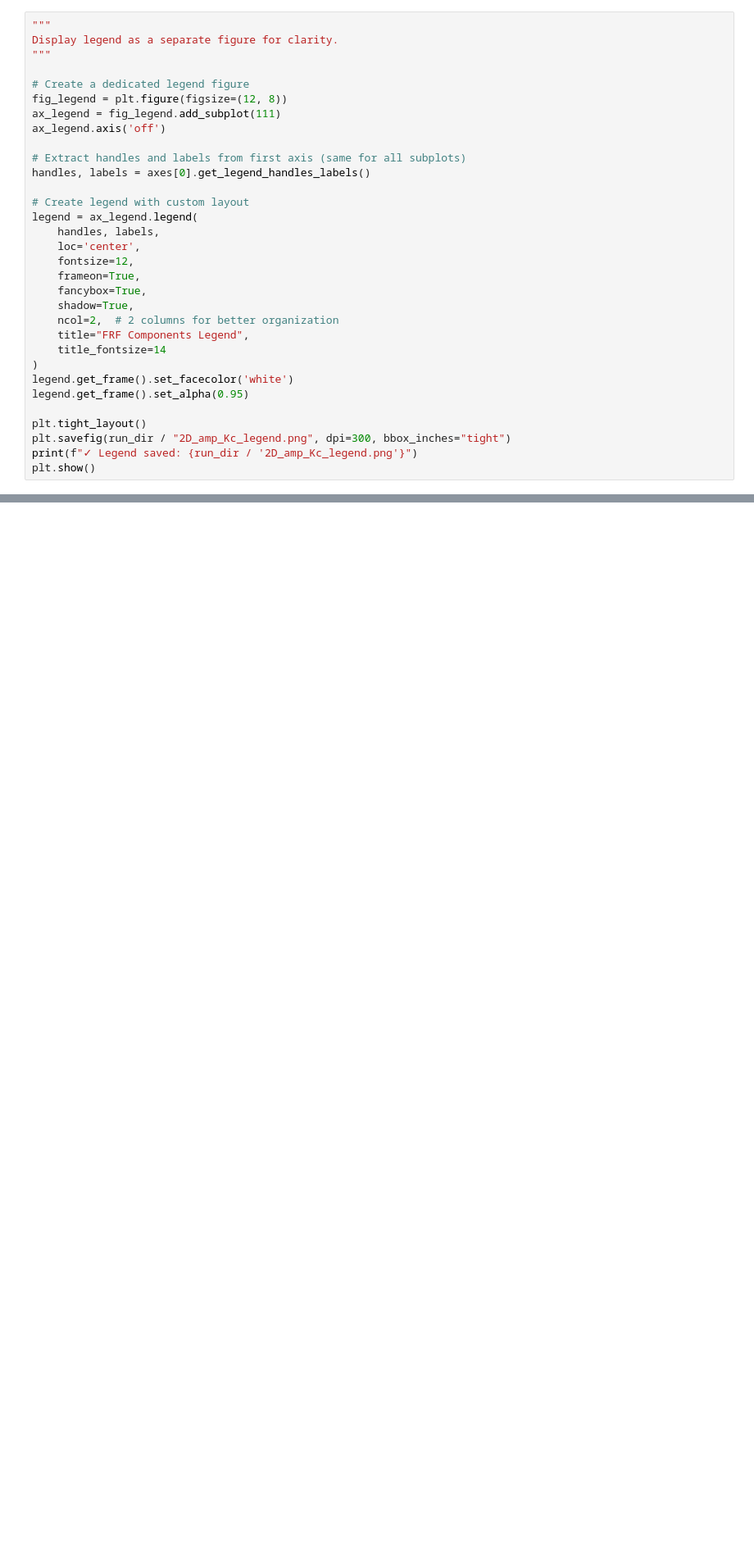
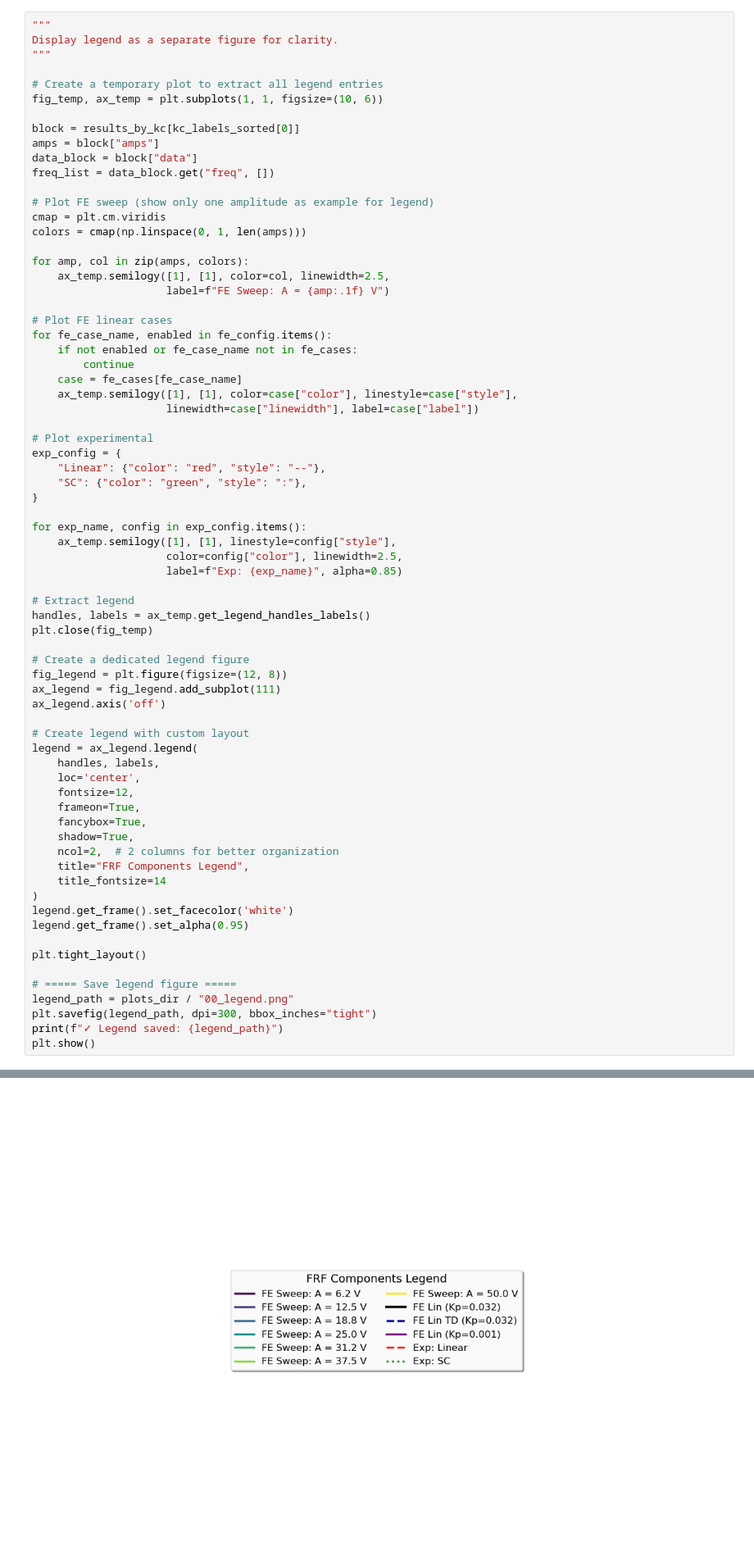
Before and after one commit to nimaet/Modeling, a Jupyter notebook: tasks/FE_studies/Plot_2D_sweep_amp_Kc.ipynb, the cells around one changed output, grey strips where cells are left out. Shown at 82% size. Drawn from its saved outputs; the diff is of its cells as text; blank space fills up the shorter version.

```diff
--- a/tasks/FE_studies/Plot_2D_sweep_amp_Kc.ipynb
+++ b/tasks/FE_studies/Plot_2D_sweep_amp_Kc.ipynb
@@ -422,13 +429,49 @@ NameError: name 'plt' is not defined
 Display legend as a separate figure for clarity.
 """
 
+# Create a temporary plot to extract all legend entries
+fig_temp, ax_temp = plt.subplots(1, 1, figsize=(10, 6))
+
+block = results_by_kc[kc_labels_sorted[0]]
+amps = block["amps"]
+data_block = block["data"]
+freq_list = data_block.get("freq", [])
+
+# Plot FE sweep (show only one amplitude as example for legend)
+cmap = plt.cm.viridis
+colors = cmap(np.linspace(0, 1, len(amps)))
+
+for amp, col in zip(amps, colors):
+    ax_temp.semilogy([1], [1], color=col, linewidth=2.5,
+                     label=f"FE Sweep: A = {amp:.1f} V")
+
+# Plot FE linear cases
+for fe_case_name, enabled in fe_config.items():
+    if not enabled or fe_case_name not in fe_cases:
+        continue
+    case = fe_cases[fe_case_name]
+    ax_temp.semilogy([1], [1], color=case["color"], linestyle=case["style"],
+                     linewidth=case["linewidth"], label=case["label"])
+
+# Plot experimental
+exp_config = {
+    "Linear": {"color": "red", "style": "--"},
+    "SC": {"color": "green", "style": ":"},
+}
+
+for exp_name, config in exp_config.items():
+    ax_temp.semilogy([1], [1], linestyle=config["style"],
+                     color=config["color"], linewidth=2.5,
+                     label=f"Exp: {exp_name}", alpha=0.85)
+
+# Extract legend
+handles, labels = ax_temp.get_legend_handles_labels()
+plt.close(fig_temp)
+
 # Create a dedicated legend figure
 fig_legend = plt.figure(figsize=(12, 8))
 ax_legend = fig_legend.add_subplot(111)
 ax_legend.axis('off')
-
-# Extract handles and labels from first axis (same for all subplots)
-handles, labels = axes[0].get_legend_handles_labels()
 
 # Create legend with custom layout
 legend = ax_legend.legend(
@@ -446,6 +489,10 @@ legend.get_frame().set_facecolor('white')
 legend.get_frame().set_alpha(0.95)
 
 plt.tight_layout()
-plt.savefig(run_dir / "2D_amp_Kc_legend.png", dpi=300, bbox_inches="tight")
-print(f"✓ Legend saved: {run_dir / '2D_amp_Kc_legend.png'}")
+
+# ===== Save legend figure =====
+legend_path = plots_dir / "00_legend.png"
+plt.savefig(legend_path, dpi=300, bbox_inches="tight")
+print(f"✓ Legend saved: {legend_path}")
 plt.show()
+# %% [output]
@@ -452,3 +500,4 @@ plt.show()
+[figure, added]
 # %%
 """
 Inspect FE data structure and validate loaded pickle.
```
Also changed, not shown: parts of 4 cells of this notebook, 1 other file.
